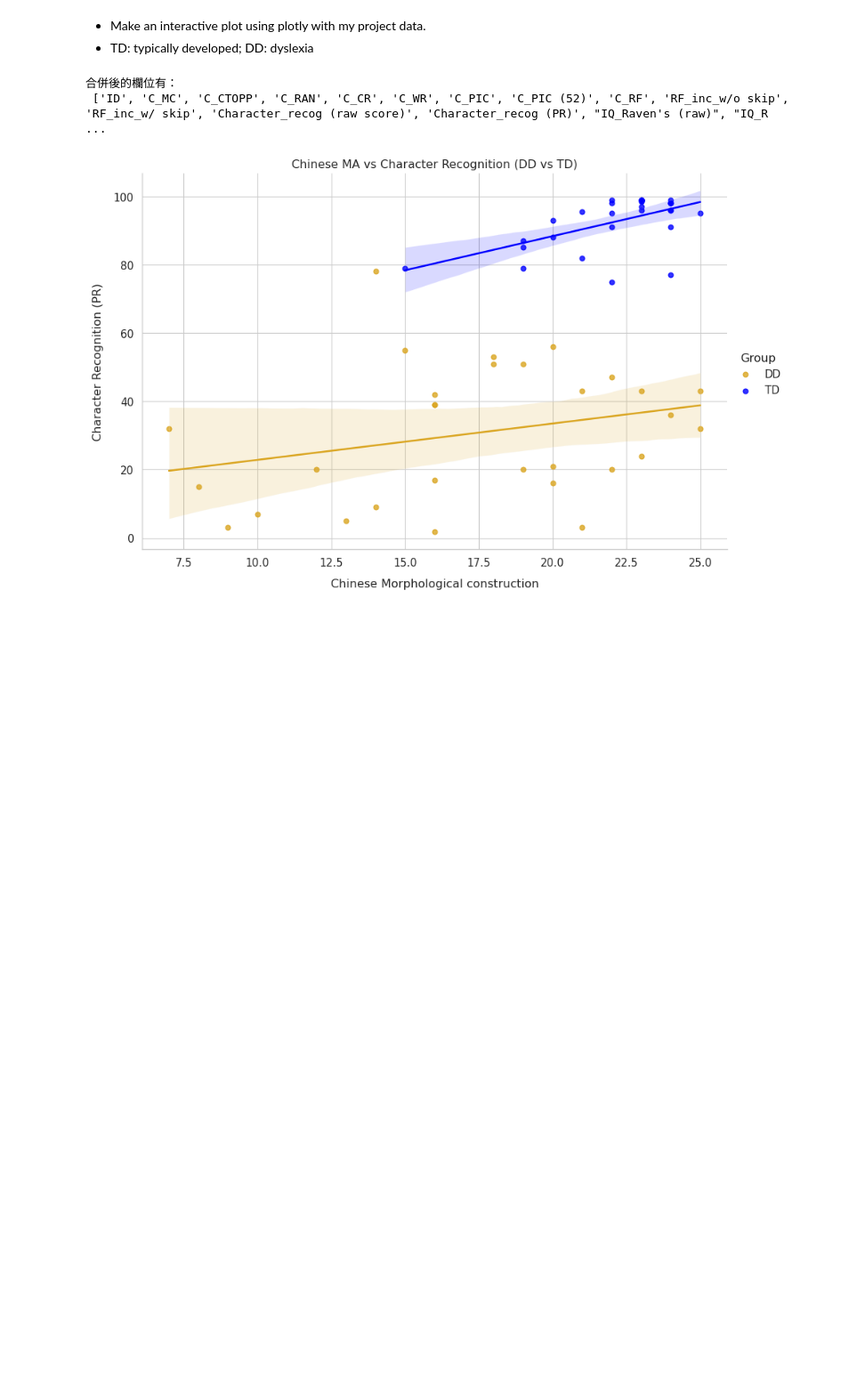
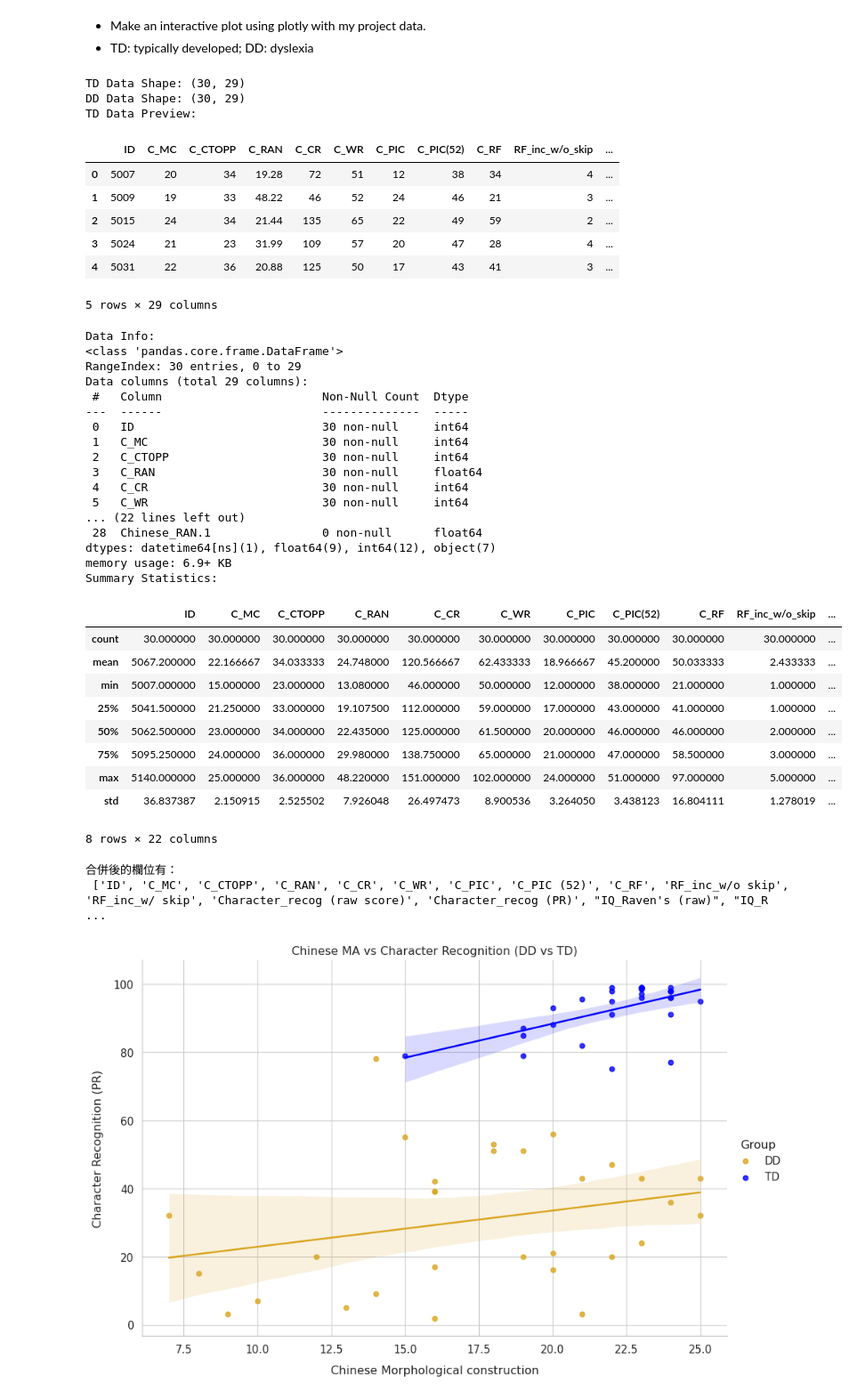
Before and after one commit to JillFang1030/BrainHack_Final_Project, a Jupyter notebook: brainhack_final_project.ipynb, the cells around one changed output. Shown at 89% size. Saved outputs shown, nothing was run; the diff lists cells and outputs as text; code cells hidden in the pictures; blank space fills up the shorter version.

Commit message:
Add data profiling

```diff
--- a/brainhack_final_project.ipynb
+++ b/brainhack_final_project.ipynb
@@ -12,23 +12,75 @@
 # %%
 import pandas as pd
 import plotly.express as px
 
 # 1. load data
 df_dd = pd.read_excel('DD_for_project.xlsx')
 df_td = pd.read_excel('TD_for_project.xlsx')
+
+## shows rows/columns
+print(f"TD Data Shape: {df_td.shape}")
+print(f"DD Data Shape: {df_dd.shape}")
+## shows first 5 data
+print("TD Data Preview:")
+display(df_td.head())
+
+## show data info and type
+print("Data Info:")
+df_td.info()
+
+## descriptive statistics
+print("Summary Statistics:")
+display(df_td.describe())
 
 # 2. Label
 df_dd['Group'] = 'DD'
 df_td['Group'] = 'TD'
 
 # 3. Merge
 df_project = pd.concat([df_dd, df_td], ignore_index=True)
 
 # 4. 印出所有欄位名稱
 print("合併後的欄位有：\n", df_project.columns.tolist())
 # %% [output]
-合併後的欄位有：
- ['ID', 'C_MC', 'C_CTOPP', 'C_RAN', 'C_CR', 'C_WR', 'C_PIC', 'C_PIC (52)', 'C_RF', 'RF_inc_w/o skip', 'RF_inc_w/ skip', 'Character_recog (raw score)', 'Character_recog (PR)', "IQ_Raven's (raw)", "IQ_R ...
+TD Data Shape: (30, 29)
+DD Data Shape: (30, 29)
+TD Data Preview:
+|  | ID | C_MC | C_CTOPP | C_RAN | C_CR | C_WR | C_PIC | C_PIC(52) | C_RF | RF_inc_w/o_skip | ... |
+| 0 | 5007 | 20 | 34 | 19.28 | 72 | 51 | 12 | 38 | 34 | 4 | ... |
+| 1 | 5009 | 19 | 33 | 48.22 | 46 | 52 | 24 | 46 | 21 | 3 | ... |
+| 2 | 5015 | 24 | 34 | 21.44 | 135 | 65 | 22 | 49 | 59 | 2 | ... |
+| 3 | 5024 | 21 | 23 | 31.99 | 109 | 57 | 20 | 47 | 28 | 4 | ... |
+| 4 | 5031 | 22 | 36 | 20.88 | 125 | 50 | 17 | 43 | 41 | 3 | ... |
+5 rows × 29 columns
+Data Info:
+<class 'pandas.core.frame.DataFrame'>
+RangeIndex: 30 entries, 0 to 29
+Data columns (total 29 columns):
+ #   Column                       Non-Null Count  Dtype
+---  ------                       --------------  -----
+ 0   ID                           30 non-null     int64
+ 1   C_MC                         30 non-null     int64
+ 2   C_CTOPP                      30 non-null     int64
+ 3   C_RAN                        30 non-null     float64
+ 4   C_CR                         30 non-null     int64
+ 5   C_WR                         30 non-null     int64
+... (22 lines left out)
+ 28  Chinese_RAN.1                0 non-null      float64
+dtypes: datetime64[ns](1), float64(9), int64(12), object(7)
+memory usage: 6.9+ KB
+Summary Statistics:
+|  | ID | C_MC | C_CTOPP | C_RAN | C_CR | C_WR | C_PIC | C_PIC(52) | C_RF | RF_inc_w/o_skip | ... |
+| count | 30.000000 | 30.000000 | 30.000000 | 30.000000 | 30.000000 | 30.000000 | 30.000000 | 30.000000 | 30.000000 | 30.000000 | ... |
+| mean | 5067.200000 | 22.166667 | 34.033333 | 24.748000 | 120.566667 | 62.433333 | 18.966667 | 45.200000 | 50.033333 | 2.433333 | ... |
+| min | 5007.000000 | 15.000000 | 23.000000 | 13.080000 | 46.000000 | 50.000000 | 12.000000 | 38.000000 | 21.000000 | 1.000000 | ... |
+| 25% | 5041.500000 | 21.250000 | 33.000000 | 19.107500 | 112.000000 | 59.000000 | 17.000000 | 43.000000 | 41.000000 | 1.000000 | ... |
+| 50% | 5062.500000 | 23.000000 | 34.000000 | 22.435000 | 125.000000 | 61.500000 | 20.000000 | 46.000000 | 46.000000 | 2.000000 | ... |
+| 75% | 5095.250000 | 24.000000 | 36.000000 | 29.980000 | 138.750000 | 65.000000 | 21.000000 | 47.000000 | 58.500000 | 3.000000 | ... |
+| max | 5140.000000 | 25.000000 | 36.000000 | 48.220000 | 151.000000 | 102.000000 | 24.000000 | 51.000000 | 97.000000 | 5.000000 | ... |
+| std | 36.837387 | 2.150915 | 2.525502 | 7.926048 | 26.497473 | 8.900536 | 3.264050 | 3.438123 | 16.804111 | 1.278019 | ... |
+8 rows × 22 columns
+合併後的欄位有：
+ ['ID', 'C_MC', 'C_CTOPP', 'C_RAN', 'C_CR', 'C_WR', 'C_PIC', 'C_PIC (52)', 'C_RF', 'RF_inc_w/o skip', 'RF_inc_w/ skip', 'Character_recog (raw score)', 'Character_recog (PR)', "IQ_Raven's (raw)", "IQ_R ...
 # %%
 import seaborn as sns
 import matplotlib.pyplot as plt
```
